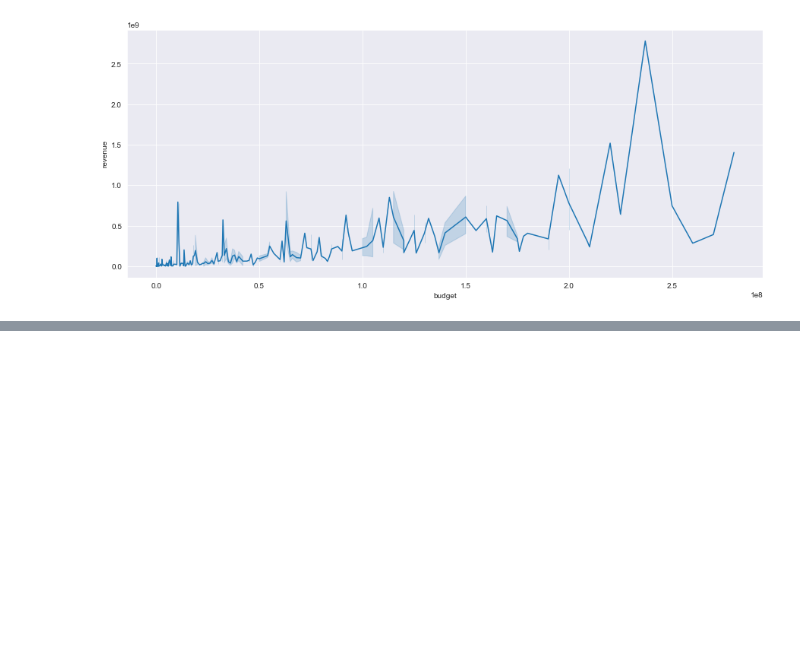
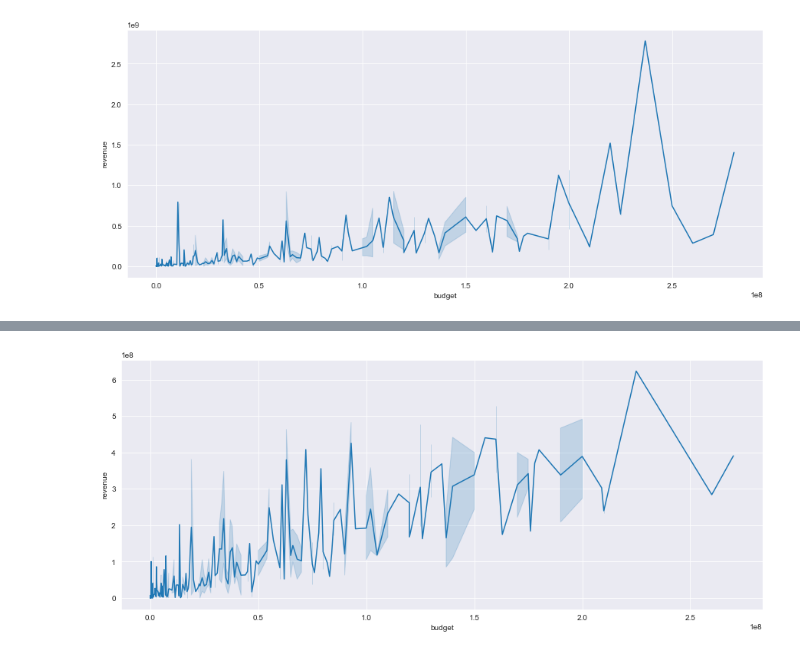
Before and after one commit to krbendol/movie_analysis_Microsoft, a Jupyter notebook: Data_Work.ipynb, the cells around one changed output, grey strips where cells are left out. Cells and saved outputs as stored; diff of their text form; code cells hidden in the pictures; blank space fills up the shorter version.

```diff
--- a/Data_Work.ipynb
+++ b/Data_Work.ipynb
@@ -177,0 +177,7 @@ sns.boxplot(x=df_temp["profit"], y=df_temp["genres"]);
+# %%
+df_scifi = df_temp[df_temp["genres"] == "Science Fiction"]
+
+fig4, ax4 = plt.subplots(figsize=(15,6))
+sns.lineplot(x=df_scifi["budget"], y=df_scifi["revenue"], data=df_action);
+# %% [output]
+[figure, added]
```
Also changed, not shown: parts of 2 cells of this notebook.
